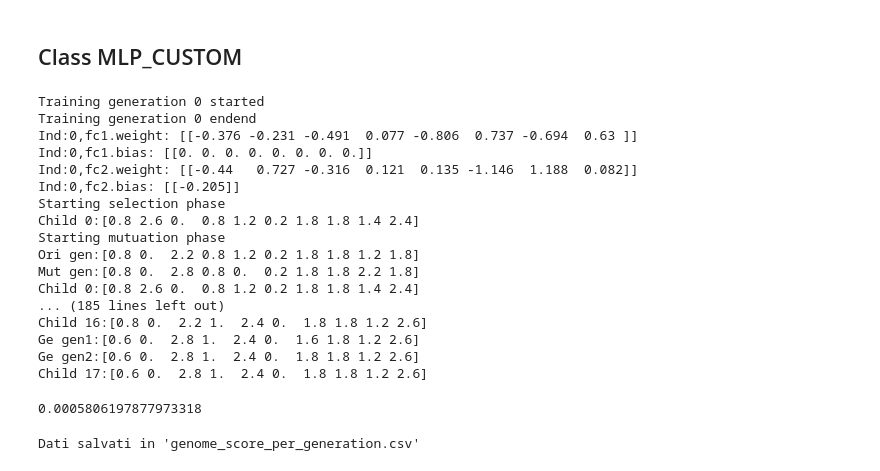
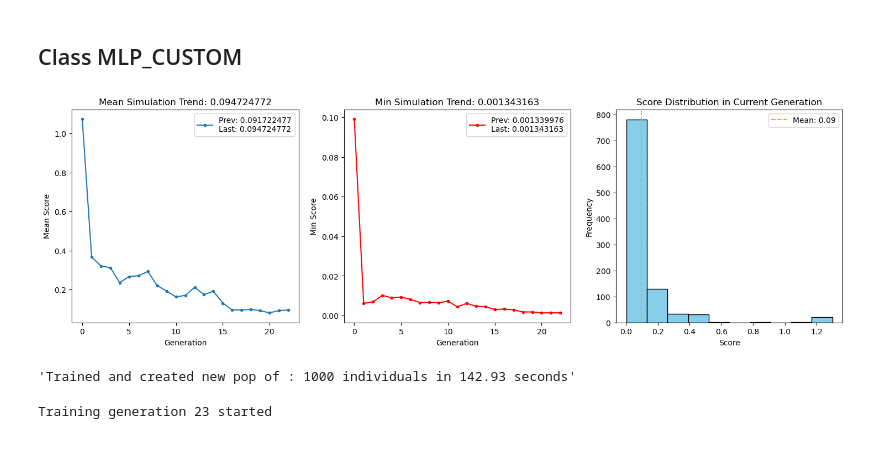
Before and after one commit to VandalSnikeNP/AI_PROJECT, a Jupyter notebook: 11)-Project-Genetic Algoritm.ipynb, the cells around one changed output. Cells and saved outputs as stored; diff of their text form; code cells hidden in the pictures.

Commit message:
Some improvements: new plot to visualize data, faster computation by stopping method for epoch

```diff
--- a/11)-Project-Genetic Algoritm.ipynb
+++ b/11)-Project-Genetic Algoritm.ipynb
@@ -216,62 +218,61 @@ for i in range(pop_size):
 # %%
  #print_par(0,net_pop)
 # %%
-X=np.linspace(lim_inf,lim_sup,4000).reshape(-1,1)
+X=np.linspace(lim_inf,lim_sup,step_domain).reshape(-1,1)
 Y=np.sin(X)
 X_tensor = torch.tensor(X,dtype=torch.float32)
 Y_tensor = torch.tensor(Y,dtype=torch.float32)
 # %%
+start_time=datetime.now()
+formatted_time = start_time.strftime("%Y_%m_%d_at_%H_%M")
+
 net_data=[net_pop]
+Mean_sim = []
+Min_sim = []
+
 for i in range(N_gens):
+    start_time = time.time()
+
     new_pop=[]
-
     # Training
     print(f'Training generation {i} started')
     for j in range(pop_size):
      net_pop[j].training(lr,epochs,X_tensor,Y_tensor)
-    print(f'Training generation {i} endend')
-    print_par(0,net_pop)
+
+    # Computing mean_score and min_score of a gen
+    scores = [individual.score for individual in net_pop]
+    mean_score=sum(individual.score for individual in net_pop) / len(net_pop)
+    min_score=min(net_pop,key=lambda x: x.score).score
+    Mean_sim.append(round(mean_score, 9))
+    Min_sim.append(round(min_score, 9))
+    print(f'Min_score:{round(min_score,9)},mean_score:{round(mean_score,9)}')
 
     # Selection
-    print(f'Starting selection phase')
     for p in range(likely_per):
      new_pop.append(Individual.selection(net_pop,k))
-    print(f'Child {p}:{child.genome}')
+
     # Mutuation
-    print(f'Starting mutuation phase')
     for p in range(mut_per):
      mut_chromosome=Individual.mutation(Individual.selection(net_pop,k).genome,method='Flip Bit Mutation')
      new_pop.append(Individual(mut_chromosome,input_size,hidden_size,output_size))
-    print(f'Child {p}:{child.genome}')
-    # Selection and Crossover
-    print(f'Cross-over phase')
+
+    #Crossover
     for p in range(cross_per):
      first_parent=Individual.selection(net_pop,k)
      second_parent=Individual.selection(net_pop,k)
      child = first_parent.crossover(second_parent,3,2)
-     print(f'Ge gen1:{first_parent.genome}')
-     print(f'Ge gen2:{second_parent.genome}')
-     print(f'Child {p}:{child.genome}')
      new_pop.append(child)
+    print(f'Sel,Mut,Cro phases in gen {i} endend')
+    end_time = time.time()
+
 
     net_data.append(net_pop)
     net_pop=new_pop
+
+    update_plots(Mean_sim, Min_sim, scores)
+    display(f'Trained {i} and created pop {i+1} of : {len(new_pop)} individuals in {round(end_time - start_time,2)} seconds')
 # %% [output]
+[figure, added]
-Training generation 0 started
-Training generation 0 endend
-Ind:0,fc1.weight: [[-0.376 -0.231 -0.491  0.077 -0.806  0.737 -0.694  0.63 ]]
-Ind:0,fc1.bias: [[0. 0. 0. 0. 0. 0. 0. 0.]]
-Ind:0,fc2.weight: [[-0.44   0.727 -0.316  0.121  0.135 -1.146  1.188  0.082]]
-Ind:0,fc2.bias: [[-0.205]]
-Starting selection phase
-Child 0:[0.8 2.6 0.  0.8 1.2 0.2 1.8 1.8 1.4 2.4]
-Starting mutuation phase
-Ori gen:[0.8 0.  2.2 0.8 1.2 0.2 1.8 1.8 1.2 1.8]
-Mut gen:[0.8 0.  2.8 0.8 0.  0.2 1.8 1.8 2.2 1.8]
-Child 0:[0.8 2.6 0.  0.8 1.2 0.2 1.8 1.8 1.4 2.4]
-... (185 lines left out)
-Child 16:[0.8 0.  2.2 1.  2.4 0.  1.8 1.8 1.2 2.6]
-Ge gen1:[0.6 0.  2.8 1.  2.4 0.  1.6 1.8 1.2 2.6]
-Ge gen2:[0.6 0.  2.8 1.  2.4 0.  1.8 1.8 1.2 2.6]
-Child 17:[0.6 0.  2.8 1.  2.4 0.  1.8 1.8 1.2 2.6]
+'Trained and created new pop of : 1000 individuals in 142.93 seconds'
+Training generation 23 started
 # %%
@@ -278,22 +280,5 @@ Child 17:[0.6 0.  2.8 1.  2.4 0.  1.8 1.8 1.2 2.6]
 for j in range(pop_size):
  net_pop[j].training(lr,epochs,X_tensor,Y_tensor)
-# %%
-net_data[-1][0].score
-# %% [output]
-0.0005806197877973318
 # %%
-with open('genome_score_per_generation.csv', mode='w', newline='') as file:
-    writer = csv.writer(file)
-    # Scrive l'intestazione
-    writer.writerow(['Generation', 'Individual', 'Genome', 'Score'])
-
-    # Itera su ogni generazione
-    for gen_index, net_pop in enumerate(net_data):
-        # Itera su ogni individuo nella popolazione
-        for ind_index, ind in enumerate(net_pop):
-            # Scrive i dati: generazione, indice dell'individuo, genome e score
-            writer.writerow([gen_index, ind_index, ind.genome, ind.score])
-
-print("Dati salvati in 'genome_score_per_generation.csv'")
+#Saving parameters for all individuals and for all generations
+save_parameters(formatted_time,net_data)
-# %% [output]
-Dati salvati in 'genome_score_per_generation.csv'
```
Also changed, not shown: parts of 11 cells of this notebook, 8 other files.
